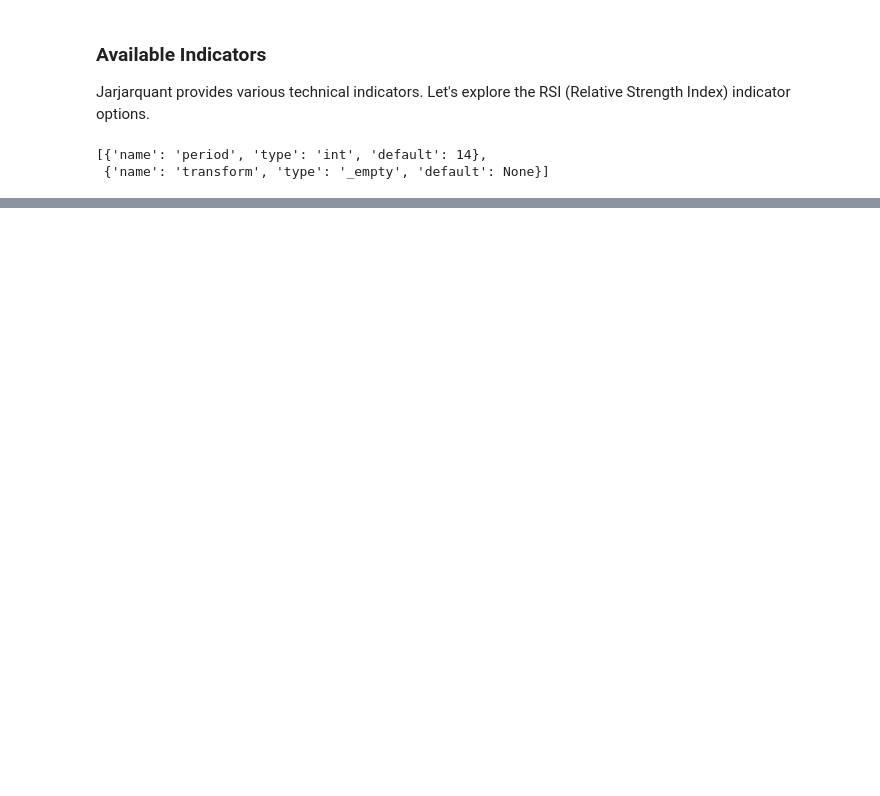
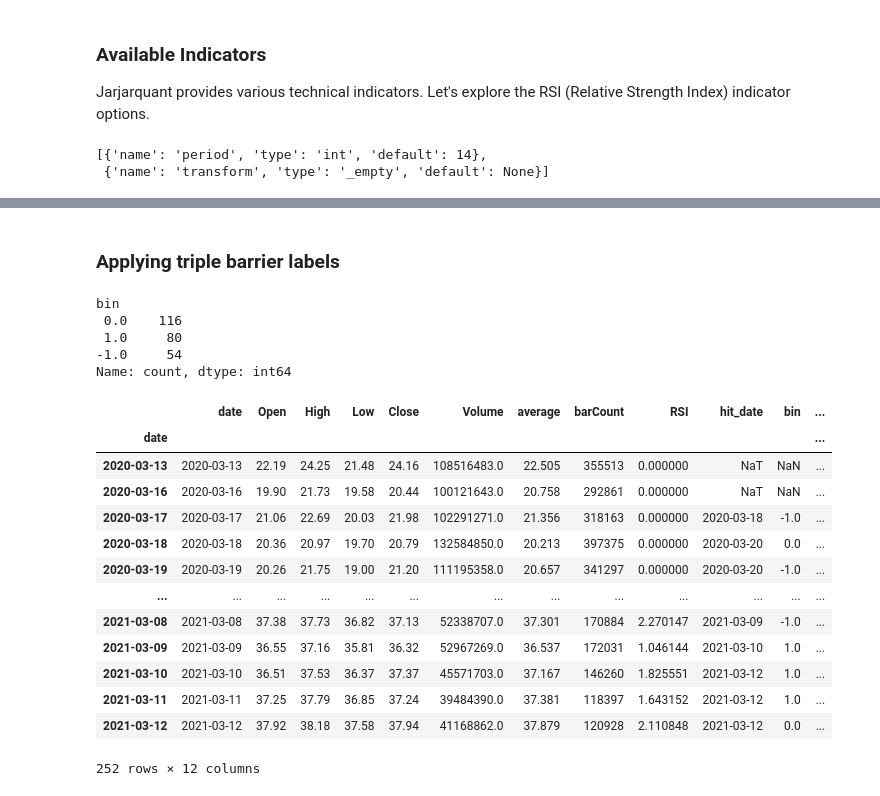
Before and after one commit to viksharma04/jarjarquant, a Jupyter notebook: notebooks/getting_started.ipynb, the cells around one changed output, grey strips where cells are left out. Cells and saved outputs as stored; diff of their text form; code cells hidden in the pictures; blank space fills up the shorter version.

```diff
--- a/notebooks/getting_started.ipynb
+++ b/notebooks/getting_started.ipynb
@@ -80,0 +114,29 @@ jjq.feature_evaluator.parallel_indicator_distribution_study(jjq.rsi)
+# %% [markdown]
+### Applying triple barrier labels
+# %%
+jjq.add_labels(span=2, pt_sl=1, n_days=2)
+# %%
+jjq.df['bin'].value_counts()
+# %% [output]
+bin
+ 0.0    116
+ 1.0     80
+-1.0     54
+Name: count, dtype: int64
+# %%
+jjq.df
+# %% [output]
+|  | date | Open | High | Low | Close | Volume | average | barCount | RSI | hit_date | bin | ... |
+| date |  |  |  |  |  |  |  |  |  |  |  | ... |
+| 2020-03-13 | 2020-03-13 | 22.19 | 24.25 | 21.48 | 24.16 | 108516483.0 | 22.505 | 355513 | 0.000000 | NaT | NaN | ... |
+| 2020-03-16 | 2020-03-16 | 19.90 | 21.73 | 19.58 | 20.44 | 100121643.0 | 20.758 | 292861 | 0.000000 | NaT | NaN | ... |
+| 2020-03-17 | 2020-03-17 | 21.06 | 22.69 | 20.03 | 21.98 | 102291271.0 | 21.356 | 318163 | 0.000000 | 2020-03-18 | -1.0 | ... |
+| 2020-03-18 | 2020-03-18 | 20.36 | 20.97 | 19.70 | 20.79 | 132584850.0 | 20.213 | 397375 | 0.000000 | 2020-03-20 | 0.0 | ... |
+| 2020-03-19 | 2020-03-19 | 20.26 | 21.75 | 19.00 | 21.20 | 111195358.0 | 20.657 | 341297 | 0.000000 | 2020-03-20 | -1.0 | ... |
+| ... | ... | ... | ... | ... | ... | ... | ... | ... | ... | ... | ... | ... |
+| 2021-03-08 | 2021-03-08 | 37.38 | 37.73 | 36.82 | 37.13 | 52338707.0 | 37.301 | 170884 | 2.270147 | 2021-03-09 | -1.0 | ... |
+| 2021-03-09 | 2021-03-09 | 36.55 | 37.16 | 35.81 | 36.32 | 52967269.0 | 36.537 | 172031 | 1.046144 | 2021-03-10 | 1.0 | ... |
+| 2021-03-10 | 2021-03-10 | 36.51 | 37.53 | 36.37 | 37.37 | 45571703.0 | 37.167 | 146260 | 1.825551 | 2021-03-12 | 1.0 | ... |
+| 2021-03-11 | 2021-03-11 | 37.25 | 37.79 | 36.85 | 37.24 | 39484390.0 | 37.381 | 118397 | 1.643152 | 2021-03-12 | 1.0 | ... |
+| 2021-03-12 | 2021-03-12 | 37.92 | 38.18 | 37.58 | 37.94 | 41168862.0 | 37.879 | 120928 | 2.110848 | 2021-03-12 | 0.0 | ... |
+252 rows × 12 columns
```
Also changed, not shown: parts of 7 cells of this notebook.
